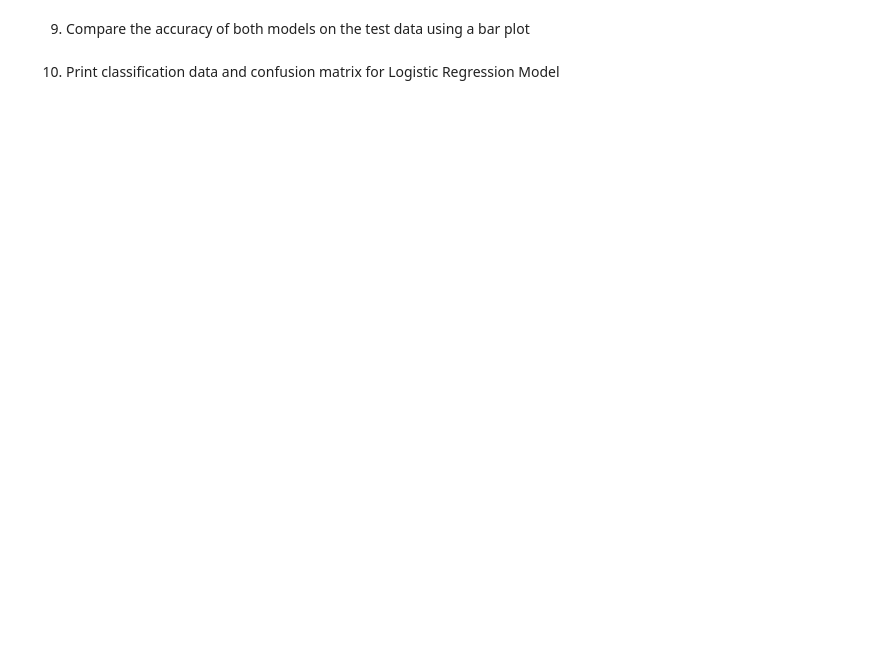
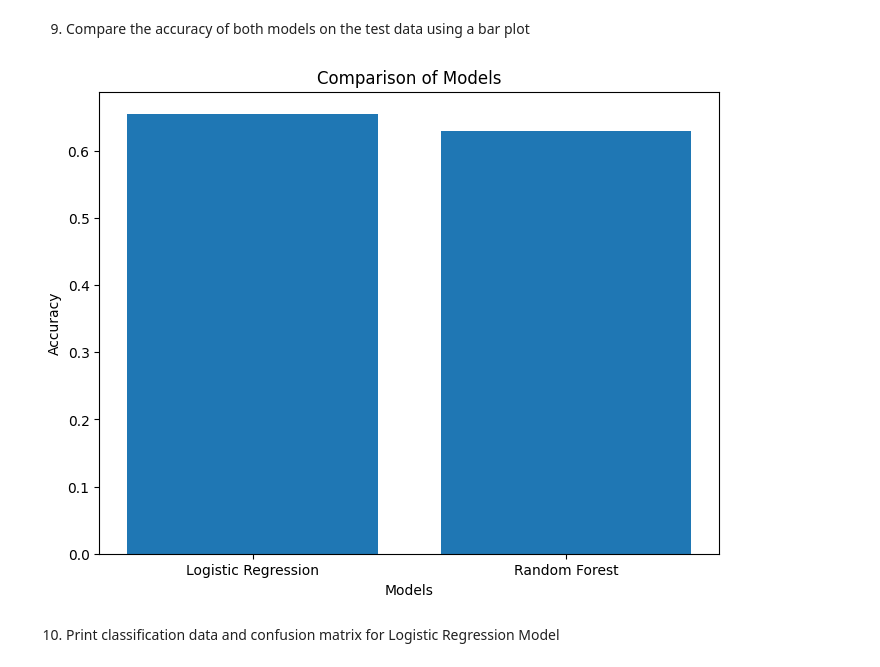
Before and after one commit to MeKirkpatrick/BME3053CFinalProject, a Jupyter notebook: Project.ipynb, the cells around one changed output. Drawn from its saved outputs; the diff is of its cells as text; code cells hidden in the pictures; blank space fills up the shorter version.

```diff
--- a/Project.ipynb
+++ b/Project.ipynb
@@ -132,4 +185,19 @@ X_test_scaled = scaler.transform(X_test)
 # %% [markdown]
 9. Compare the accuracy of both models on the test data using a bar plot
+# %%
+# Compare the two models using bar plot
+import matplotlib.pyplot as plt
+# Create a bar plot to compare the two models
+models = ['Logistic Regression', 'Random Forest']
+accuracy = [accuracy_score(y_test, y_pred), accuracy_score(y_test, y_pred_rf)]
+#plot data points
+plt.figure(figsize=(8, 6))
+plt.bar(models, accuracy)
+plt.xlabel('Models')
+plt.ylabel('Accuracy')
+plt.title('Comparison of Models')
+plt.show()
+# %% [output]
+[figure, added]
 # %% [markdown]
 10. Print classification data and confusion matrix for Logistic Regression Model
```
Also changed, not shown: parts of 9 cells of this notebook.
